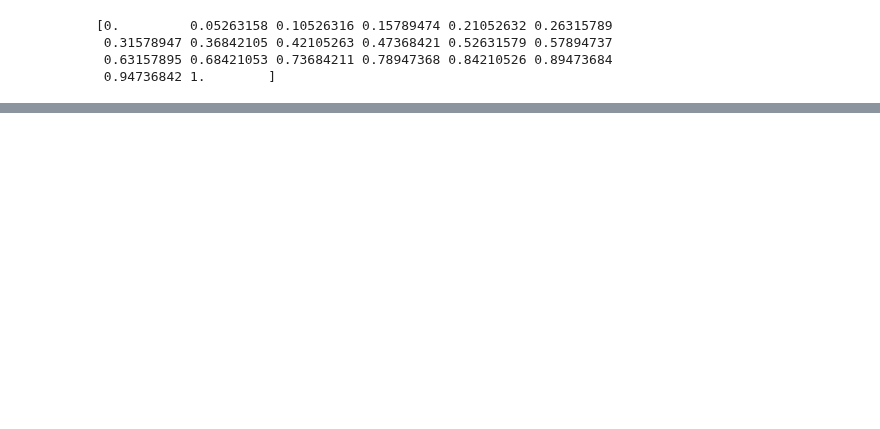
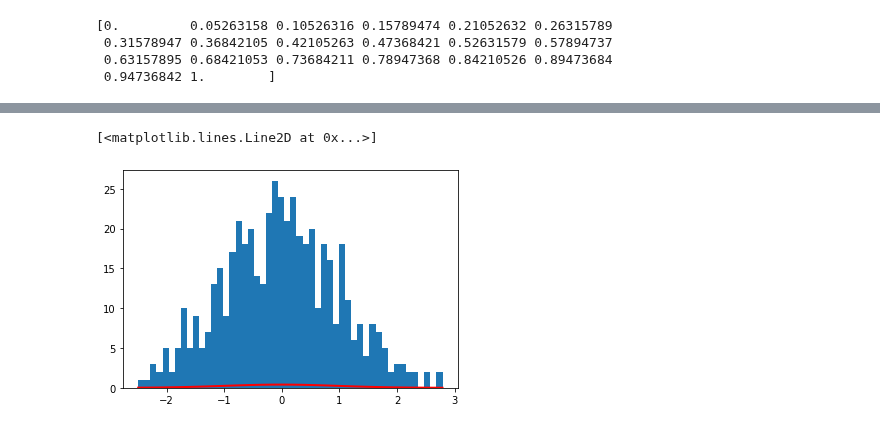
Before and after one commit to ysy2025/Quant, a Jupyter notebook: QuantPractice/量化交易之路-numpy.ipynb, the cells around one changed output, grey strips where cells are left out. Cells and saved outputs as stored; diff of their text form; code cells hidden in the pictures; blank space fills up the shorter version.

```diff
--- a/QuantPractice/量化交易之路-numpy.ipynb
+++ b/QuantPractice/量化交易之路-numpy.ipynb
@@ -116,0 +167,7 @@ print(stock_day_change[0])
+# %%
+"""
+另起一个
+"""
+stock_day_change2 = np.random.standard_normal((stock_cnt, view_days))
+b = stock_day_change2[:3, :4]
+b
@@ -116,0 +341,15 @@ print(stock_day_change[0])
+# %%
+import scipy.stats as scs
+# 均值期望
+stock_mean = stock_day_change2[0].mean()
+stock_std = stock_day_change2[0].std()
+# 直方图
+plt.hist(stock_day_change2[0], bins = 50b)
+# linspace
+fit_linspace = np.linspace(stock_day_change2[0].min(), stock_day_change2[0].max())
+# 概率密度,probability density function,均值,方差描述曲线,用scipy.stats.norm.pdf生成拟合曲线
+pdf = scs.norm(stock_mean, stock_std).pdf(fit_linspace)
+plt.plot(fit_linspace, pdf, lw = 2, c = 'r')
+# %% [output]
+[<matplotlib.lines.Line2D at 0x...>]
+[figure, added]
```
Also changed, not shown: parts of 43 cells of this notebook, 4 other files.
